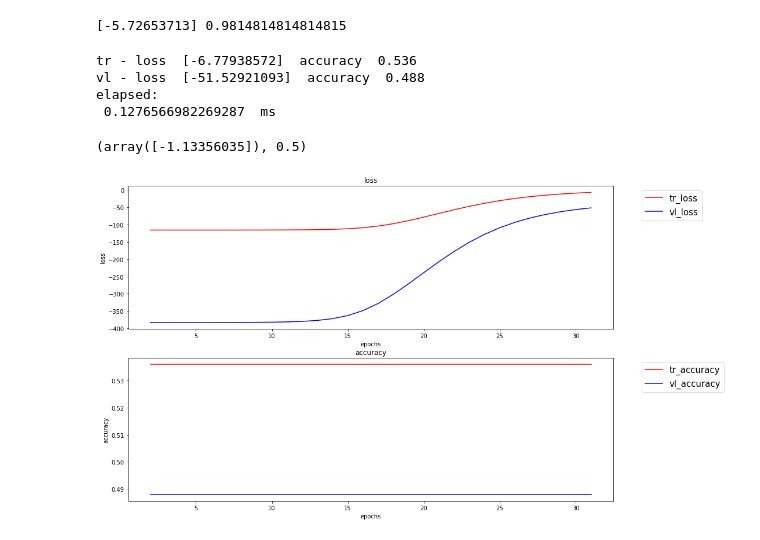
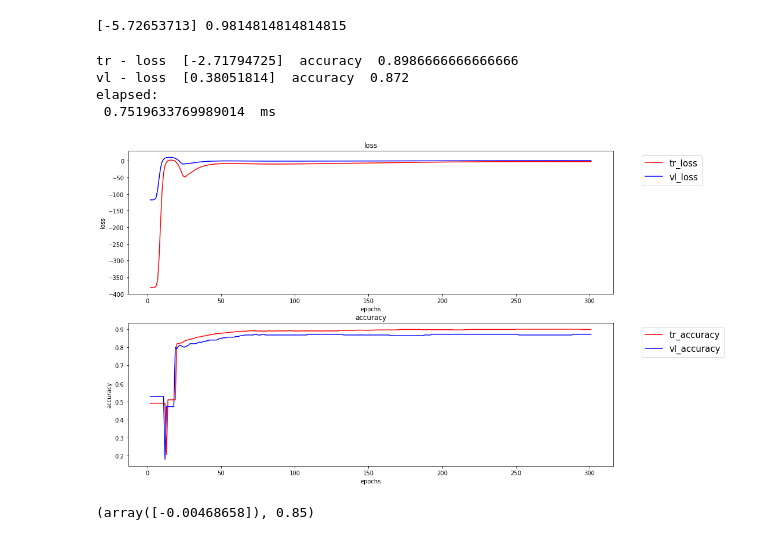
Before and after one commit to deRemo/NNLib, a Jupyter notebook: nn.ipynb, the cells around one changed output. Drawn from its saved outputs; the diff is of its cells as text; code cells hidden in the pictures.

```diff
--- a/nn.ipynb
+++ b/nn.ipynb
@@ -317,24 +317,26 @@ print(l, a)
 # %%
 dataset, targets = make_moons(n_samples=1000)
 targets=targets.reshape(1, targets.size)
 
 nn = NeuralNetwork()
 nn.add_layer('dense', 5, 'sigmoid', dataset.shape[1]) #input layer
 nn.add_layer('dense', 20, 'sigmoid')
 nn.add_layer('dense', 10, 'sigmoid')
 nn.add_layer('dense', 1, 'sigmoid')
 #lr = 0.1 or o.2 with 1000 sample = disaster
 #with 0,01 is okay
-nn.fit(dataset, targets, 0.01, 0.75, 30) #0.1 0.01 1 10
+nn.fit(dataset, targets, 0.01, 0.25, 300) #0.1 0.01 1 10
 
 test_set, test_targets = make_moons(n_samples=20)
-test_targets=test_targets.reshape(1, test_targets.size)
-
-nn.evaluate(test_set, test_targets.T)
 # %% [output]
-tr - loss  [-6.77938572]  accuracy  0.536
-vl - loss  [-51.52921093]  accuracy  0.488
+tr - loss  [-2.71794725]  accuracy  0.8986666666666666
+vl - loss  [0.38051814]  accuracy  0.872
 elapsed:
- 0.1276566982269287  ms
+ 0.7519633769989014  ms
-(array([-1.13356035]), 0.5)
-[figure, old version]
+[figure, new version]
+# %%
+test_targets=test_targets.reshape(1, test_targets.size)
+
+nn.evaluate(test_set, test_targets.T)
+# %% [output]
+(array([-0.00468658]), 0.85)
```
Also changed, not shown: parts of 4 cells of this notebook.
